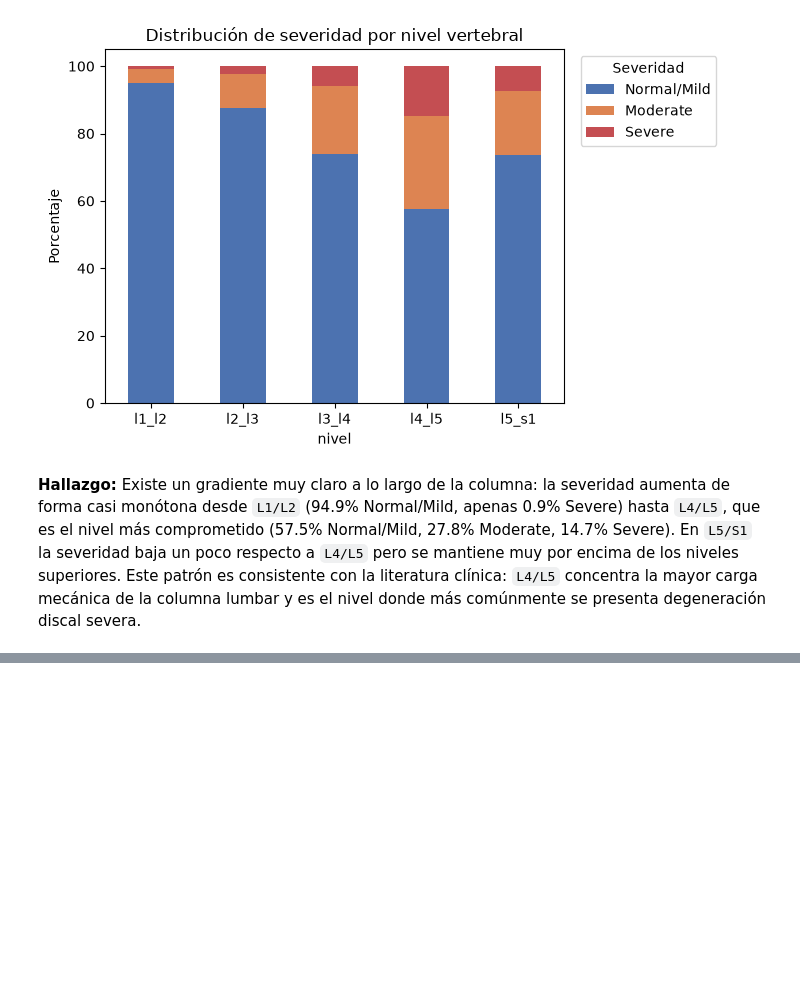
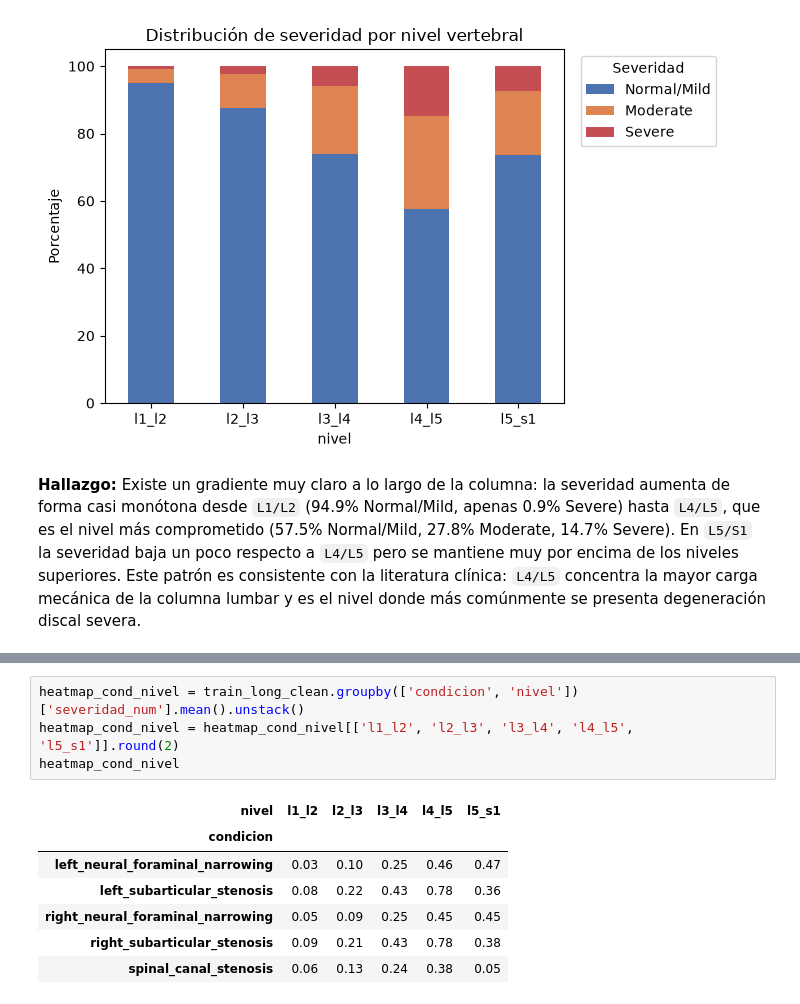
Before and after one commit to Albu231311/Proyecto2-DS, a Jupyter notebook: Proyecto2_Limpieza_Preprocesamiento.ipynb, the cells around one changed output, grey strips where cells are left out. Saved outputs shown, nothing was run; the diff lists cells and outputs as text; blank space fills up the shorter version.

```diff
--- a/Proyecto2_Limpieza_Preprocesamiento.ipynb
+++ b/Proyecto2_Limpieza_Preprocesamiento.ipynb
@@ -581,0 +677,12 @@ plt.show()
+# %%
+heatmap_cond_nivel = train_long_clean.groupby(['condicion', 'nivel'])['severidad_num'].mean().unstack()
+heatmap_cond_nivel = heatmap_cond_nivel[['l1_l2', 'l2_l3', 'l3_l4', 'l4_l5', 'l5_s1']].round(2)
+heatmap_cond_nivel
+# %% [output]
+| nivel | l1_l2 | l2_l3 | l3_l4 | l4_l5 | l5_s1 |
+| condicion |  |  |  |  |  |
+| left_neural_foraminal_narrowing | 0.03 | 0.10 | 0.25 | 0.46 | 0.47 |
+| left_subarticular_stenosis | 0.08 | 0.22 | 0.43 | 0.78 | 0.36 |
+| right_neural_foraminal_narrowing | 0.05 | 0.09 | 0.25 | 0.45 | 0.45 |
+| right_subarticular_stenosis | 0.09 | 0.21 | 0.43 | 0.78 | 0.38 |
+| spinal_canal_stenosis | 0.06 | 0.13 | 0.24 | 0.38 | 0.05 |
```
Also changed, not shown: parts of 9 cells of this notebook, 3 other files.
